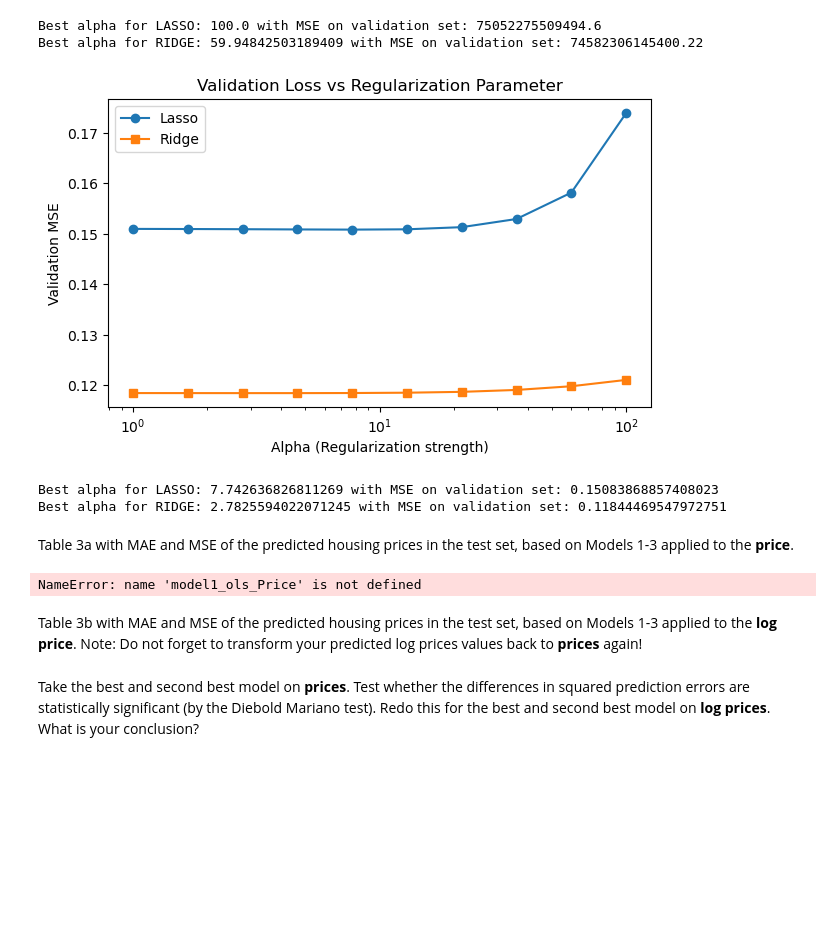
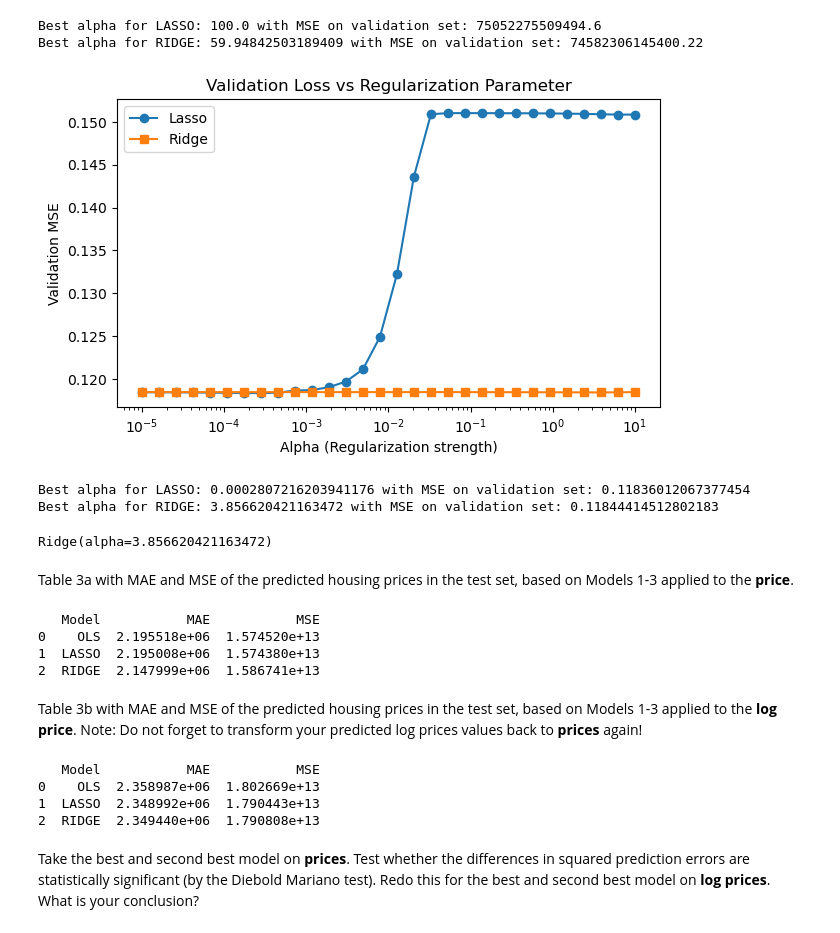
Before and after one commit to Milanpeter-77/Coursework-Predicting-Housing-Prices, a Jupyter notebook: MLF_ASS_I_2902483_2868506.ipynb, the cells around one changed output. Saved outputs shown, nothing was run; the diff lists cells and outputs as text; code cells hidden in the pictures; blank space fills up the shorter version.

```diff
--- a/MLF_ASS_I_2902483_2868506.ipynb
+++ b/MLF_ASS_I_2902483_2868506.ipynb
@@ -314,7 +314,7 @@ Best alpha for RIDGE: 59.94842503189409 with MSE on validation set: 745823061454
 # Model 2 and Model 3: LASSO and RIDGE Regression – Feature: logPrice
 
 # Hyperparameter Tuning for LASSO and RIDGE
-alphas = np.logspace(0, 2, 10) # Range from 1 to 100
+alphas = np.logspace(-5, 1, 30) # Range from 0.001 to 10
 
 # Store results
 results = {'lasso': [], 'ridge': []}
@@ -336,36 +336,36 @@ for a in alphas:
     if mse_val < best_mse_lasso_log:
         best_mse_lasso_log = mse_val
         best_alpha_lasso_log = a
 
 # Model 3: RIDGE – Grid search over alphas
 for a in alphas:
     model3_ridge_train = Ridge(alpha=a)
     model3_ridge_train.fit(X_train, np.log(y_train))
     y_pred_val = model3_ridge_train.predict(X_val)
     mse_val = mean_squared_error(np.log(y_val), y_pred_val)
     results['ridge'].append(mse_val)
     # Update best alpha for RIDGE
     if mse_val < best_mse_ridge_log:
         best_mse_ridge_log = mse_val
         best_alpha_ridge_log = a
 
 # Plotting Validation Loss vs Alpha for LASSO and RIDGE
 plt.figure(figsize=(7,4))
 plt.semilogx(alphas, results['lasso'], label='Lasso', marker='o')
 plt.semilogx(alphas, results['ridge'], label='Ridge', marker='s')
 plt.xlabel('Alpha (Regularization strength)')
 plt.ylabel('Validation MSE')
 plt.title('Validation Loss vs Regularization Parameter')
 plt.legend()
 plt.show()
 
 # Displaying best alphas
 print(f'Best alpha for LASSO: {best_alpha_lasso_log} with MSE on validation set: {best_mse_lasso_log}')
 print(f'Best alpha for RIDGE: {best_alpha_ridge_log} with MSE on validation set: {best_mse_ridge_log}')
 # %% [output]
-[figure, old version]
+[figure, new version]
-Best alpha for LASSO: 7.742636826811269 with MSE on validation set: 0.15083868857408023
-Best alpha for RIDGE: 2.7825594022071245 with MSE on validation set: 0.11844469547972751
+Best alpha for LASSO: 0.0002807216203941176 with MSE on validation set: 0.11836012067377454
+Best alpha for RIDGE: 3.856620421163472 with MSE on validation set: 0.11844414512802183
 # %%
 # Final Models with Best Hyperparameters
 
@@ -382,9 +382,14 @@ model3_ridge_Price.fit(X_train, y_train)
 
 model3_ridge_logPrice = Ridge(alpha=best_alpha_ridge_log)
 model3_ridge_logPrice.fit(X_train, np.log(y_train))
+# %% [output]
+Ridge(alpha=3.856620421163472)
 # %% [markdown]
 Table 3a with MAE and MSE of the predicted housing prices in the test set, based on Models 1-3 applied to the **price**.
 # %%
+# Evaluation (Price) –––––
+
+# Models to evaluate
 model1_ols_Price
 model2_lasso_Price
 model3_ridge_Price
@@ -393,9 +398,9 @@ model3_ridge_Price
 table3a = pd.DataFrame({
     'Model': ['OLS', 'LASSO', 'RIDGE'],
     'MAE': [
-        np.mean(np.abs(y_test - model1_ols_Price.predict(X_test))),
-        np.mean(np.abs(y_test - model2_lasso_Price.predict(X_test))),
-        np.mean(np.abs(y_test - model3_ridge_Price.predict(X_test)))
+        mean_absolute_error(y_test, model1_ols_Price.predict(X_test)),
+        mean_absolute_error(y_test, model2_lasso_Price.predict(X_test)),
+        mean_absolute_error(y_test, model3_ridge_Price.predict(X_test))
     ],
     'MSE': [
         mean_squared_error(y_test, model1_ols_Price.predict(X_test)),
@@ -404,34 +409,45 @@ table3a = pd.DataFrame({
     ]
 })
 
+# Displaying the evaluation table
 print(table3a)
 # %% [output]
-NameError: name 'model1_ols_Price' is not defined
+   Model           MAE           MSE
+0    OLS  2.195518e+06  1.574520e+13
+1  LASSO  2.195008e+06  1.574380e+13
+2  RIDGE  2.147999e+06  1.586741e+13
 # %% [markdown]
 Table 3b with MAE and MSE of the predicted housing prices in the test set, based on Models 1-3 applied to the **log price**. Note: Do not forget to transform your predicted log prices values back to **prices** again!
 # %%
+# Evaluation (logPrice) –––––
+
+# Models to evaluate
 model1_ols_logPrice
 model2_lasso_logPrice
 model3_ridge_logPrice
 
 # MAE and MSE for all models with logPrice as target variables in one table
-
-# Do not forget to transform your predicted log prices values back to **prices** again!!!!!!!!
-
-table3a = pd.DataFrame({
+# predicted logPrices values need to be exponentiated to get Prices
+table3b = pd.DataFrame({
     'Model': ['OLS', 'LASSO', 'RIDGE'],
     'MAE': [
-        np.mean(np.abs(y_test - model1_ols_logPrice.predict(X_test))),
-        np.mean(np.abs(y_test - model2_lasso_logPrice.predict(X_test))),
-        np.mean(np.abs(y_test - model3_ridge_logPrice.predict(X_test)))
+        mean_absolute_error(y_test, np.exp(model1_ols_logPrice.predict(X_test))),
+        mean_absolute_error(y_test, np.exp(model2_lasso_logPrice.predict(X_test))),
+        mean_absolute_error(y_test, np.exp(model3_ridge_logPrice.predict(X_test)))
     ],
     'MSE': [
-        mean_squared_error(y_test, model1_ols_logPrice.predict(X_test)),
-        mean_squared_error(y_test, model2_lasso_logPrice.predict(X_test)),
-        mean_squared_error(y_test, model3_ridge_logPrice.predict(X_test))
+        mean_squared_error(y_test, np.exp(model1_ols_logPrice.predict(X_test))),
+        mean_squared_error(y_test, np.exp(model2_lasso_logPrice.predict(X_test))),
+        mean_squared_error(y_test, np.exp(model3_ridge_logPrice.predict(X_test)))
     ]
 })
 
-print(table3a)
+# Displaying the evaluation table
+print(table3b)
+# %% [output]
+   Model           MAE           MSE
+0    OLS  2.358987e+06  1.802669e+13
+1  LASSO  2.348992e+06  1.790443e+13
+2  RIDGE  2.349440e+06  1.790808e+13
 # %% [markdown]
 Take the best and second best model on **prices**. Test whether the differences in squared prediction errors are statistically significant (by the Diebold Mariano test). Redo this for the best and second best model on **log prices**. What is your conclusion?
```
Also changed, not shown: parts of 5 cells of this notebook.
